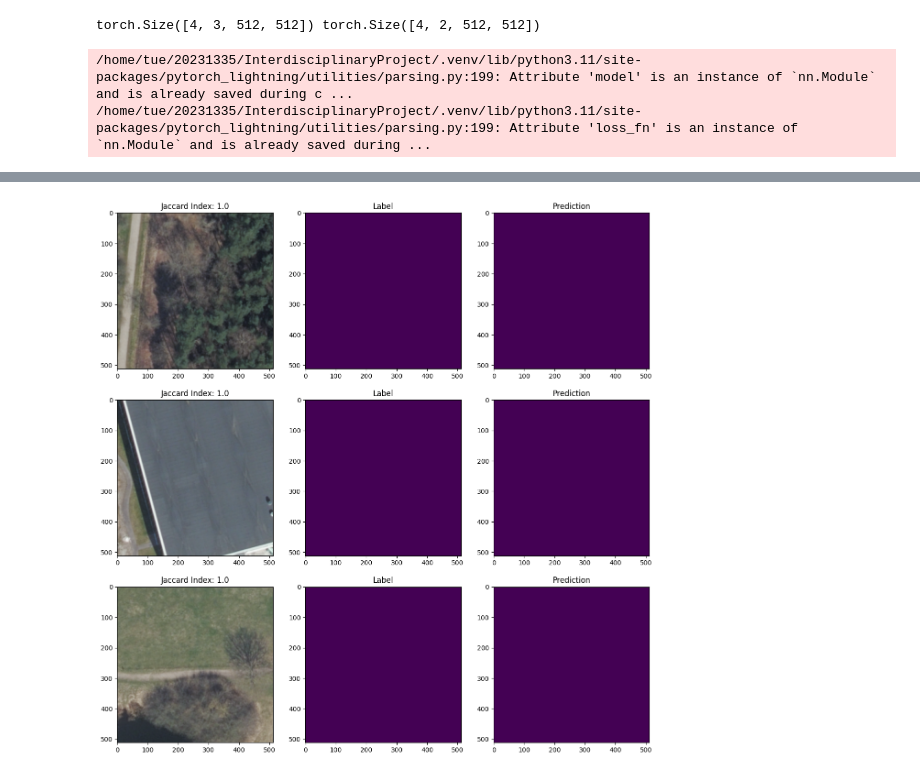
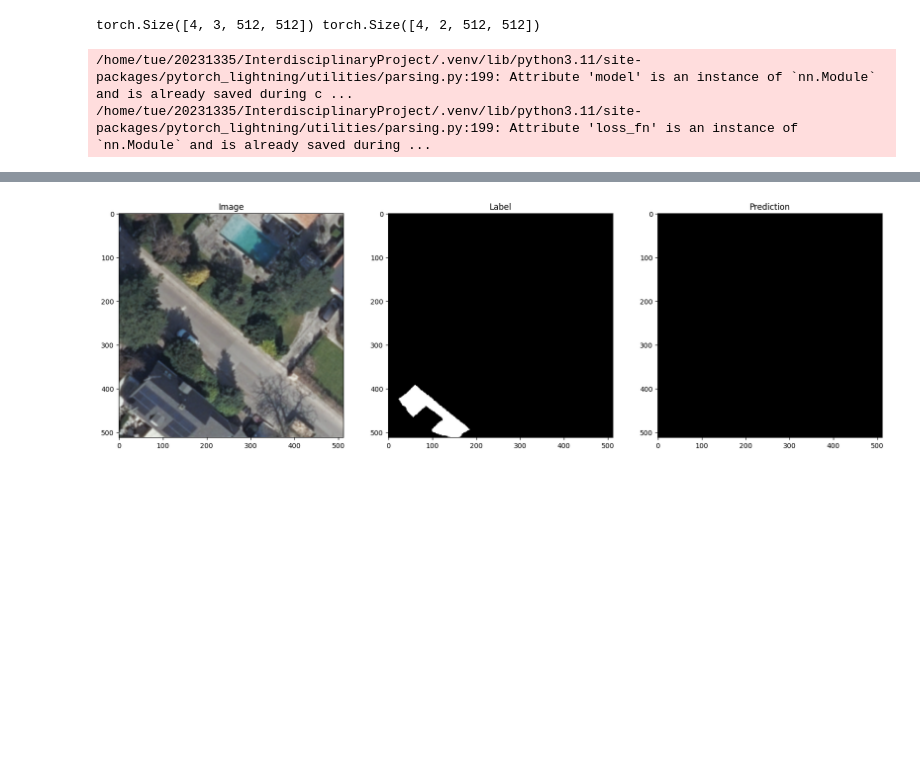
Before and after one commit to Tiburso/EnerVision, a Jupyter notebook: dataloaders.ipynb, the cells around one changed output, grey strips where cells are left out. Saved outputs shown, nothing was run; the diff lists cells and outputs as text; code cells hidden in the pictures; blank space fills up the shorter version.

```diff
--- a/dataloaders.ipynb
+++ b/dataloaders.ipynb
@@ -41,11 +43,19 @@ validation_folder = "data/solardk_dataset_neurips_v2/gentofte_trainval/val"
 train_dataset = SolarDKDataset(train_folder)
 validation_dataset = SolarDKDataset(validation_folder)
 # %%
+# Convert mean and std to tensors
+mean = [0.485, 0.456, 0.406]
+std = [0.229, 0.224, 0.225]
+
+mean_tensor = torch.tensor(mean).view(1, 3, 1, 1)
+std_tensor = torch.tensor(std).view(1, 3, 1, 1)
+
 inv_transform = transforms.Compose([
     transforms.Normalize(mean=[0., 0., 0.], std=[1/0.229, 1/0.224, 1/0.225]),
     transforms.Normalize(mean=[-0.485, -0.456, -0.406], std=[ 1., 1., 1.]),
 ])
 
-image, mask = train_dataset[1]
-plot_image_and_mask(inv_transform(image), mask)
+fig, ax = plt.subplots(2, 2, figsize=(20, 10))
+plot_image_and_mask(inv_transform(train_dataset[0][0]), train_dataset[0][1], ax=ax[0])
+plot_image_and_mask(inv_transform(train_dataset[1][0]), train_dataset[1][1], ax=ax[1])
 # %% [output]
@@ -88,14 +102,12 @@ class CombinedBCEDiceLoss(torch.nn.Module):
 # %%
 import torch
-import torchvision.transforms.v2 as transforms
-import matplotlib.pyplot as plt
-from PIL import Image
+from models.base import BaseModel
 
 from torchmetrics.functional import jaccard_index, accuracy, precision, recall, f1_score, dice
 
 test_folder = "data/solardk_dataset_neurips_v2/herlev_test/test"
 
-model = BaseModel.load_from_checkpoint("lightning_logs/version_206463/checkpoints/last.ckpt")
+model = BaseModel.load_from_checkpoint("lightning_logs/version_206484/checkpoints/last.ckpt")
 
 test_dataset = SolarDKDataset(test_folder)
 test_loader = DataLoader(test_dataset, batch_size=1, shuffle=False)
@@ -104,64 +116,44 @@ task = "multiclass"
 num_classes = 2
 
 # Loop on train dataloader until mask is not just zeros
-# for image, label in test_loader:
-#     # Check if the second channel of any of the batches is not all zeros
-#     if (label[:, 1] != 0).any():
-#         id = (label[:, 1] != 0).nonzero(as_tuple=True)[0][0]
-#         print(id)
-#         break
+for image, label in train_dataloader:
+    # Check if the second channel of any of the batches is not all zeros
+    if (label[:, 1] != 0).any():
+        id = (label[:, 1] != 0).nonzero(as_tuple=True)[0][0]
+        print(id)
+        break
 
 # Estimate the model on the test set
+
 model.eval()
+with torch.no_grad():
+    output = model(image)
 
-top_3 = []
+    image = image[id]
+    label = label[id]
+    output = output[id]
 
-with torch.no_grad():
-    for image, label in test_loader:
-        output = model(image)
+    image = inv_transform(image)
+    output_predictions = output.argmax(dim=0).float().squeeze()
+    label = label.argmax(dim=0).float().squeeze()
 
-        image = image.squeeze()
-        image = inv_transform(image)
+    print(f"Dice Score: {dice(output_predictions, label.int())}")
+    print(f"Jaccard Index: {jaccard_index(output_predictions, label, task=task, num_classes=num_classes)}")
+    print(f"Accuracy: {accuracy(output_predictions, label, task=task, num_classes=num_classes)}")
+    print(f"Precision: {precision(output_predictions, label, task=task, num_classes=  num_classes)}")
+    print(f"Recall: {recall(output_predictions, label, task=task, num_classes=num_classes)}")
+    print(f"F1 Score: {f1_score(output_predictions, label, task=task, num_classes=num_classes)}")
 
-        output = output.squeeze()
-        label = label.squeeze()
+    fig, ax = plt.subplots(1, 3, figsize=(20, 10))
 
-        output_predictions = output.argmax(dim=0).float().squeeze()
-        label = label.argmax(dim=0).float().squeeze()
+    ax[0].imshow(image.permute(1, 2, 0))
+    ax[0].set_title("Image")
 
-        jaccard = jaccard_index(output_predictions, label, task=task, num_classes=num_classes)
-        dice_coef = dice(output_predictions, label.int())
+    ax[1].imshow(label, cmap="gray")
+    ax[1].set_title("Label")
 
-        dice_jaccard_ratio = dice_coef / jaccard
-
-        if len(top_3) < 3:
-            top_3_jaccard.append((jaccard, image, label, output_predictions))
-            top_3_jaccard.sort(reverse=True, key=lambda x: x[0])
-        elif jaccard > top_3_jaccard[-1][0]:
-            top_3_jaccard[-1] = (jaccard, image, label, output_predictions)
-            top_3_jaccard.sort(reverse=True, key=lambda x: x[0])
-
-# print(f"Dice Score: {dice(output_predictions, label.int())}")
-# print(f"Jaccard Index: {jaccard_index(output_predictions, label, task=task, num_classes=num_classes)}")
-# print(f"Accuracy: {accuracy(output_predictions, label, task=task, num_classes=num_classes)}")
-# print(f"Precision: {precision(output_predictions, label, task=task, num_classes=  num_classes)}")
-# print(f"Recall: {recall(output_predictions, label, task=task, num_classes=num_classes)}")
-# print(f"F1 Score: {f1_score(output_predictions, label, task=task, num_classes=num_classes)}")
-
-# Make a 3x3 plot with the top 3 jaccard indexes
-fig, axs = plt.subplots(3, 3, figsize=(15, 15))
-
-for i, (jaccard, image, label, output_predictions) in enumerate(top_3_jaccard):
-    axs[i, 0].imshow(image.permute(1, 2, 0))
-    axs[i, 0].set_title(f"Jaccard Index: {jaccard}")
-
-    axs[i, 1].imshow(label)
-    axs[i, 1].set_title("Label")
-
-    axs[i, 2].imshow(output_predictions)
-    axs[i, 2].set_title("Prediction")
-
-plt.show()
+    ax[2].imshow(output_predictions, cmap="gray")
+    ax[2].set_title("Prediction")
 # %% [output]
 /home/tue/20231335/InterdisciplinaryProject/.venv/lib/python3.11/site-packages/pytorch_lightning/utilities/parsing.py:199: Attribute 'model' is an instance of `nn.Module` and is already saved during c ...
 /home/tue/20231335/InterdisciplinaryProject/.venv/lib/python3.11/site-packages/pytorch_lightning/utilities/parsing.py:199: Attribute 'loss_fn' is an instance of `nn.Module` and is already saved during ...
@@ -168 +167 @@ plt.show()
-[figure, old version]
+[figure, new version]
```
Also changed, not shown: parts of 5 cells of this notebook, 4 other files.
